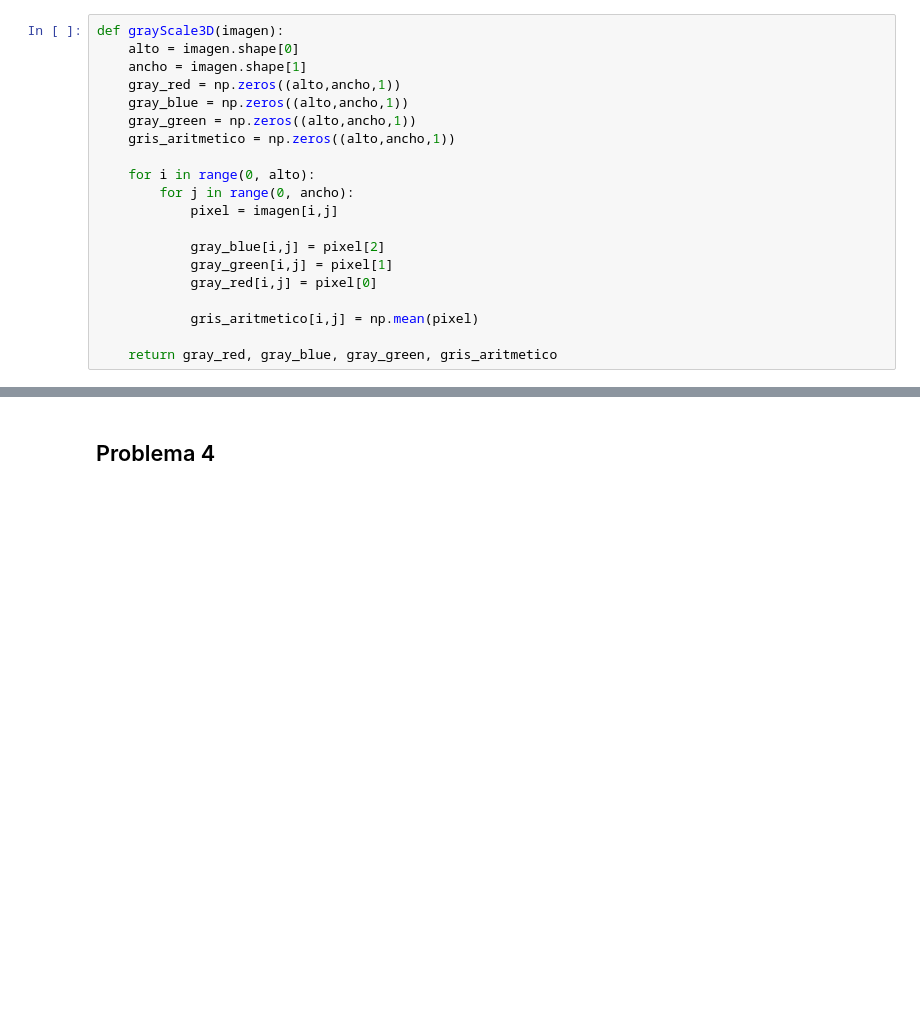
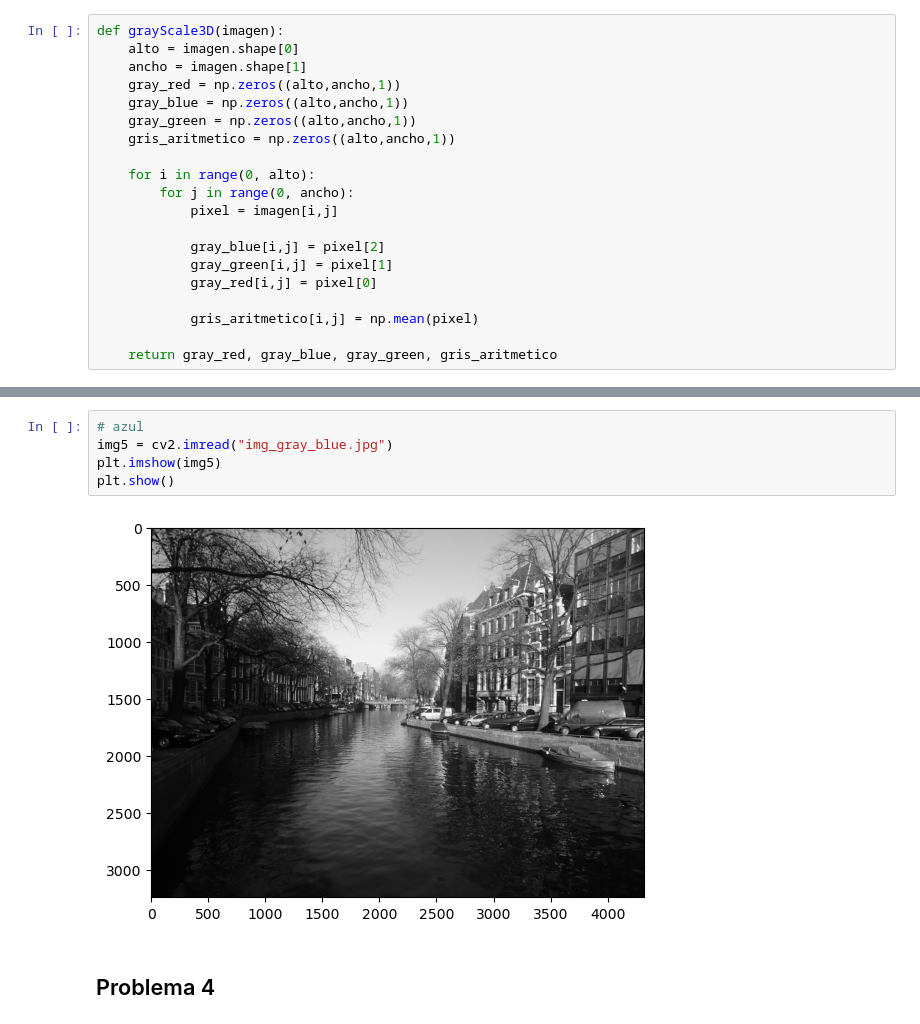
Before and after one commit to JPRodasM/Laboratorio_1_TM-IR, a Jupyter notebook: Laboratorio 1.ipynb, the cells around one changed output, grey strips where cells are left out. Cells and saved outputs as stored; diff of their text form; blank space fills up the shorter version.

```diff
--- a/Laboratorio 1.ipynb
+++ b/Laboratorio 1.ipynb
@@ -129,3 +138,10 @@ plt.show()
+# %%
+# azul
+img5 = cv2.imread("img_gray_blue.jpg")
+plt.imshow(img5)
+plt.show()
+# %% [output]
+[figure, added]
 # %% [markdown]
 ## Problema 4
 # %%
```
Also changed, not shown: parts of 2 cells of this notebook.
